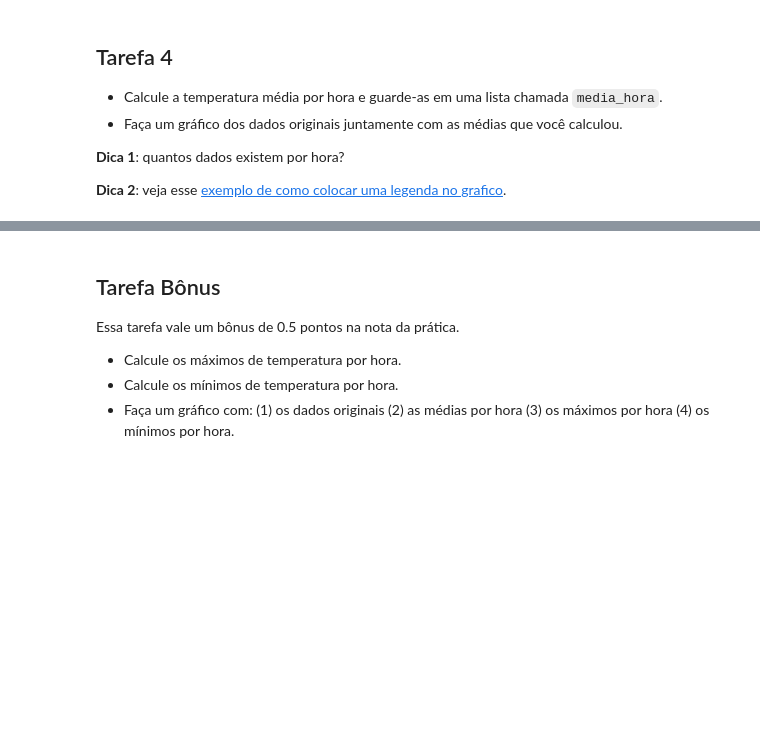
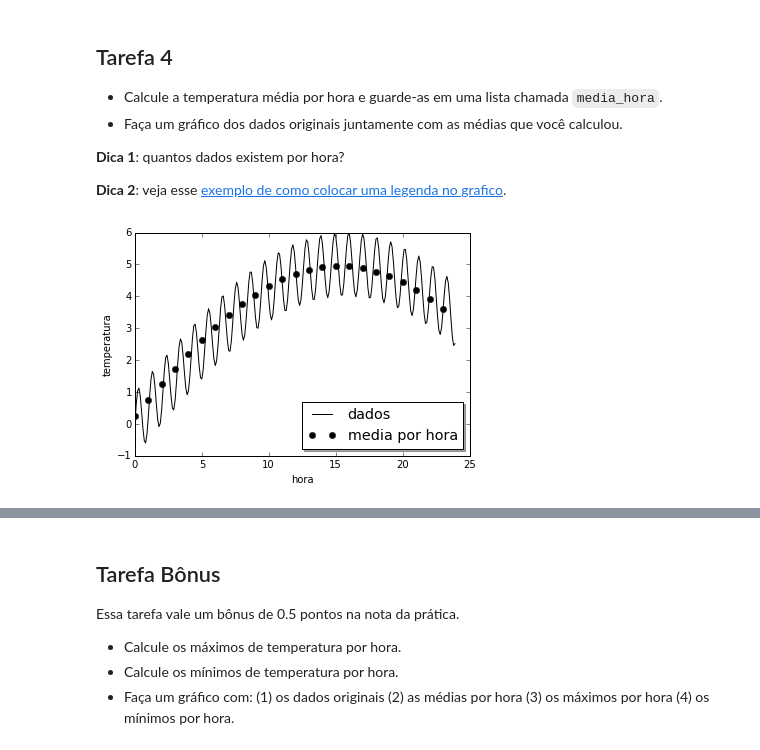
Before and after one commit to mat-esp-2015/python-intro-2-boleragi, a Jupyter notebook: tarefa-intro-python-2.ipynb, the cells around one changed output, grey strips where cells are left out. Saved outputs shown, nothing was run; the diff lists cells and outputs as text; code cells hidden in the pictures; blank space fills up the shorter version.

```diff
--- a/tarefa-intro-python-2.ipynb
+++ b/tarefa-intro-python-2.ipynb
@@ -336,6 +338,26 @@ print("Minimo esta igual?", np.allclose(minimo, min(dados)))
 **Dica 1**: quantos dados existem por hora?
 
 **Dica 2**: veja esse [exemplo de como colocar uma legenda no grafico](http://matplotlib.org/examples/api/legend_demo.html).
+# %%
+media_hora = []
+for n in range (10, 250, 10):
+    soma_dezena = 0
+    for i in range (n-10, n, 1):
+        soma_dezena = soma_dezena + dados[i]
+    media = soma_dezena/10
+    media_hora.append (media)
+# %%
+%matplotlib inline
+import matplotlib.pyplot as plt
+dia_em_horas = range(0, 24)
+plt.figure ()
+plt.plot(tempo, dados, "-k", label = "dados")
+plt.xlabel ("hora")
+plt.ylabel ("temperatura")
+plt.plot(dia_em_horas, media_hora, "ok", label = "media por hora")
+legend = plt.legend (loc = 'lower right', shadow = True, fontsize = 'x-large')
+# %% [output]
+[figure, added]
 # %% [markdown]
 ### Resultado esperado
 
```
Also changed, not shown: parts of 1 cell of this notebook.
